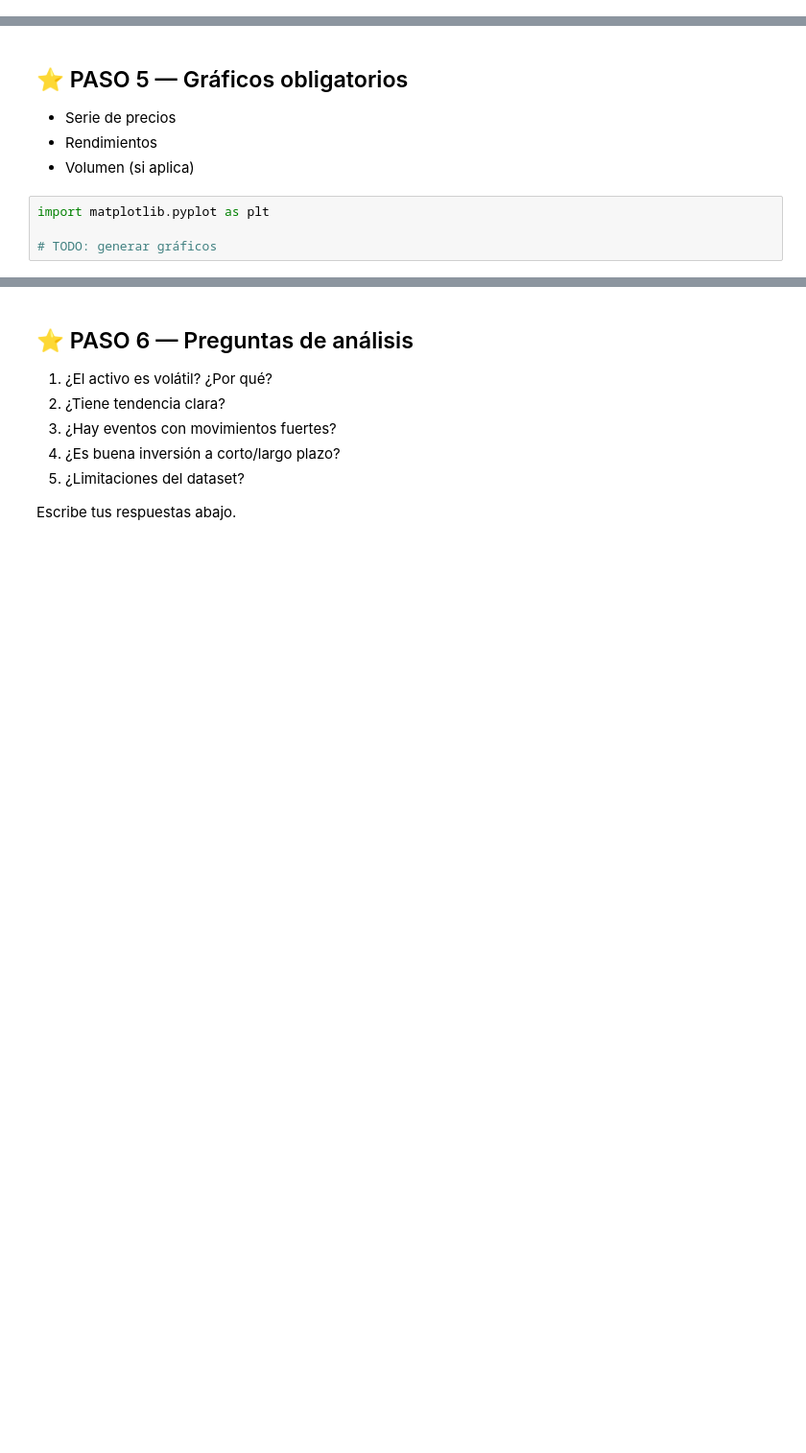
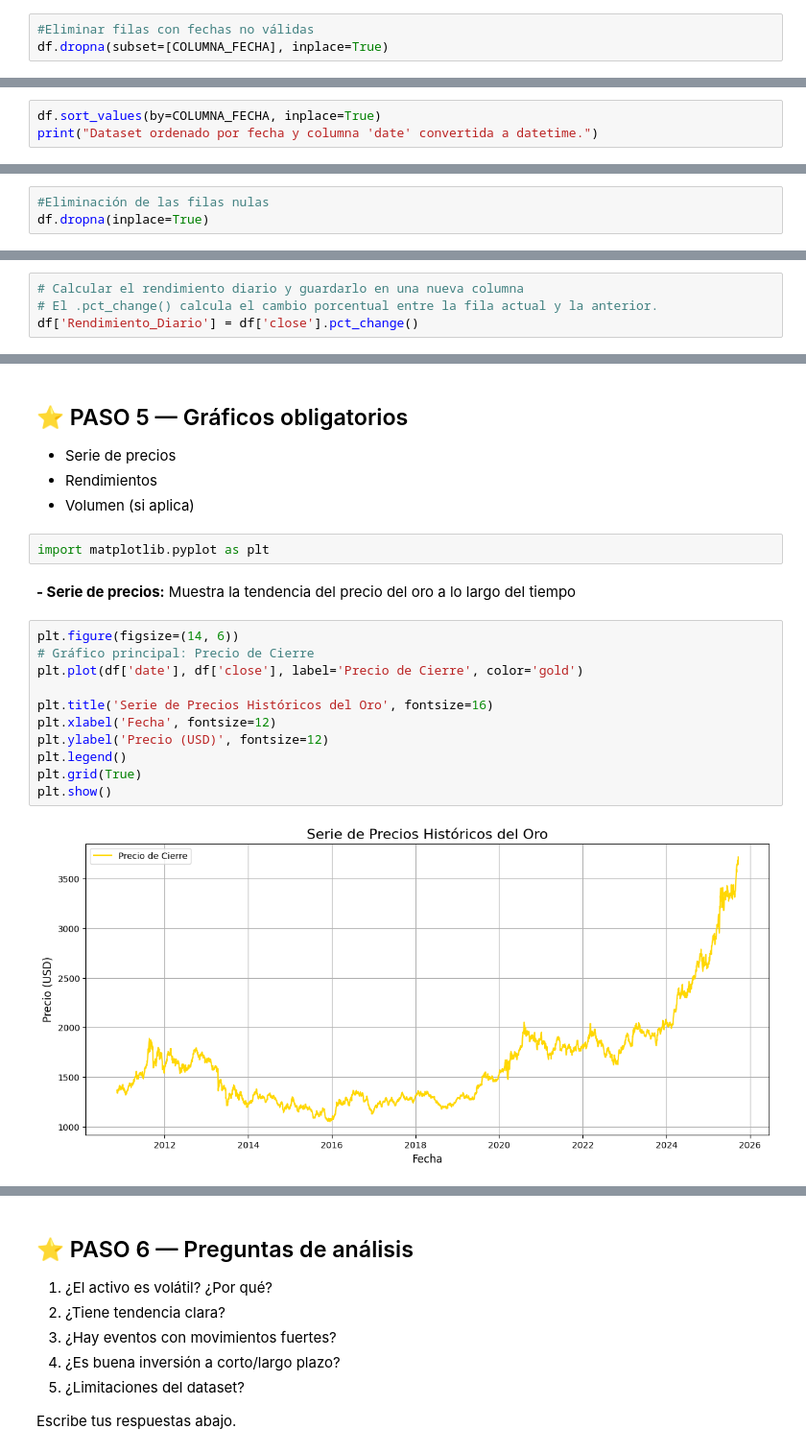
Before and after one commit to Maricielo-Gomez/Lenguajes-de-programacion, a Jupyter notebook: ExamenFinal_Analisis_Financiero.ipynb, the cells around one changed output, grey strips where cells are left out. Shown at 96% size. Drawn from its saved outputs; the diff is of its cells as text; blank space fills up the shorter version.

```diff
--- a/ExamenFinal_Analisis_Financiero.ipynb
+++ b/ExamenFinal_Analisis_Financiero.ipynb
@@ -29,0 +71,3 @@ import pandas as pd
+# %%
+#Eliminar filas con fechas no válidas
+df.dropna(subset=[COLUMNA_FECHA], inplace=True)
@@ -29,0 +76,3 @@ import pandas as pd
+# %%
+df.sort_values(by=COLUMNA_FECHA, inplace=True)
+print("Dataset ordenado por fecha y columna 'date' convertida a datetime.")
@@ -29,0 +86,3 @@ import pandas as pd
+# %%
+#Eliminación de las filas nulas
+df.dropna(inplace=True)
@@ -38,0 +128,4 @@ Calcula:
+# %%
+# Calcular el rendimiento diario y guardarlo en una nueva columna
+# El .pct_change() calcula el cambio porcentual entre la fila actual y la anterior.
+df['Rendimiento_Diario'] = df['close'].pct_change()
@@ -43,5 +197,18 @@ Calcula:
 - Volumen (si aplica)
 # %%
 import matplotlib.pyplot as plt
-
-# TODO: generar gráficos
+# %% [markdown]
+**- Serie de precios:** Muestra la tendencia del precio del oro a lo largo del tiempo
+# %%
+plt.figure(figsize=(14, 6))
+# Gráfico principal: Precio de Cierre
+plt.plot(df['date'], df['close'], label='Precio de Cierre', color='gold')
+
+plt.title('Serie de Precios Históricos del Oro', fontsize=16)
+plt.xlabel('Fecha', fontsize=12)
+plt.ylabel('Precio (USD)', fontsize=12)
+plt.legend()
+plt.grid(True)
+plt.show()
+# %% [output]
+[figure, added]
```
Also changed, not shown: parts of 35 cells of this notebook.
